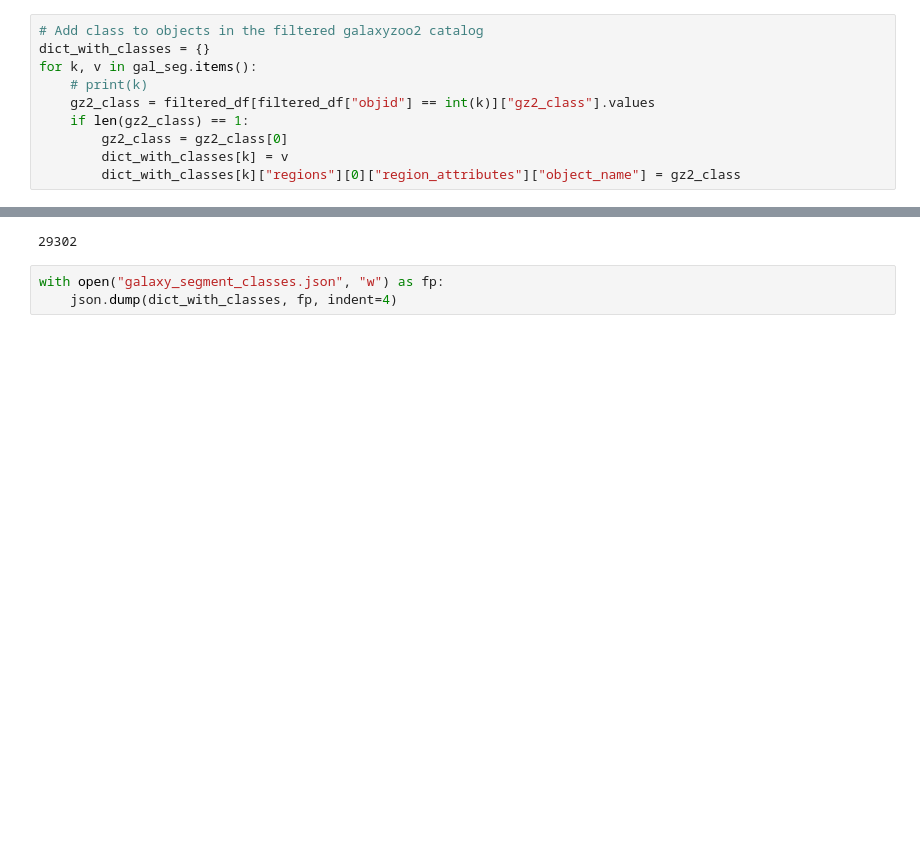
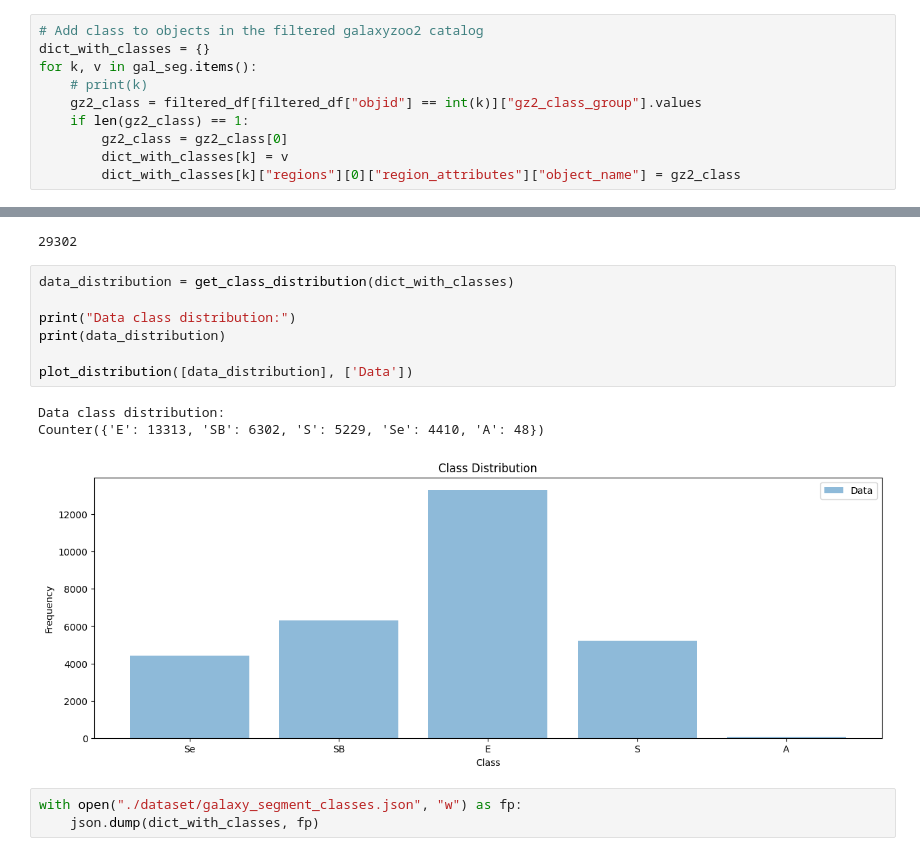
Before and after one commit to PanzaResce/galaxy_segmentation, a Jupyter notebook: data_conversion.ipynb, the cells around one changed output, grey strips where cells are left out. Saved outputs shown, nothing was run; the diff lists cells and outputs as text; blank space fills up the shorter version.

Commit message:
Train, test, val split
Data split and further aggregation into 5 classes

```diff
--- a/data_conversion.ipynb
+++ b/data_conversion.ipynb
@@ -113,7 +132,7 @@ filtered_df
 dict_with_classes = {}
 for k, v in gal_seg.items():
     # print(k)
-    gz2_class = filtered_df[filtered_df["objid"] == int(k)]["gz2_class"].values
+    gz2_class = filtered_df[filtered_df["objid"] == int(k)]["gz2_class_group"].values
     if len(gz2_class) == 1:
         gz2_class = gz2_class[0]
         dict_with_classes[k] = v
@@ -122,6 +141,17 @@ for k, v in gal_seg.items():
 len(dict_with_classes)
 # %% [output]
 29302
+# %%
+data_distribution = get_class_distribution(dict_with_classes)
+
+print("Data class distribution:")
+print(data_distribution)
+
+plot_distribution([data_distribution], ['Data'])
+# %% [output]
+Data class distribution:
+Counter({'E': 13313, 'SB': 6302, 'S': 5229, 'Se': 4410, 'A': 48})
+[figure, added]
 # %%
-with open("galaxy_segment_classes.json", "w") as fp:
-    json.dump(dict_with_classes, fp, indent=4)
+with open("./dataset/galaxy_segment_classes.json", "w") as fp:
+    json.dump(dict_with_classes, fp)
```
Also changed, not shown: parts of 6 cells of this notebook, 12 other files.
